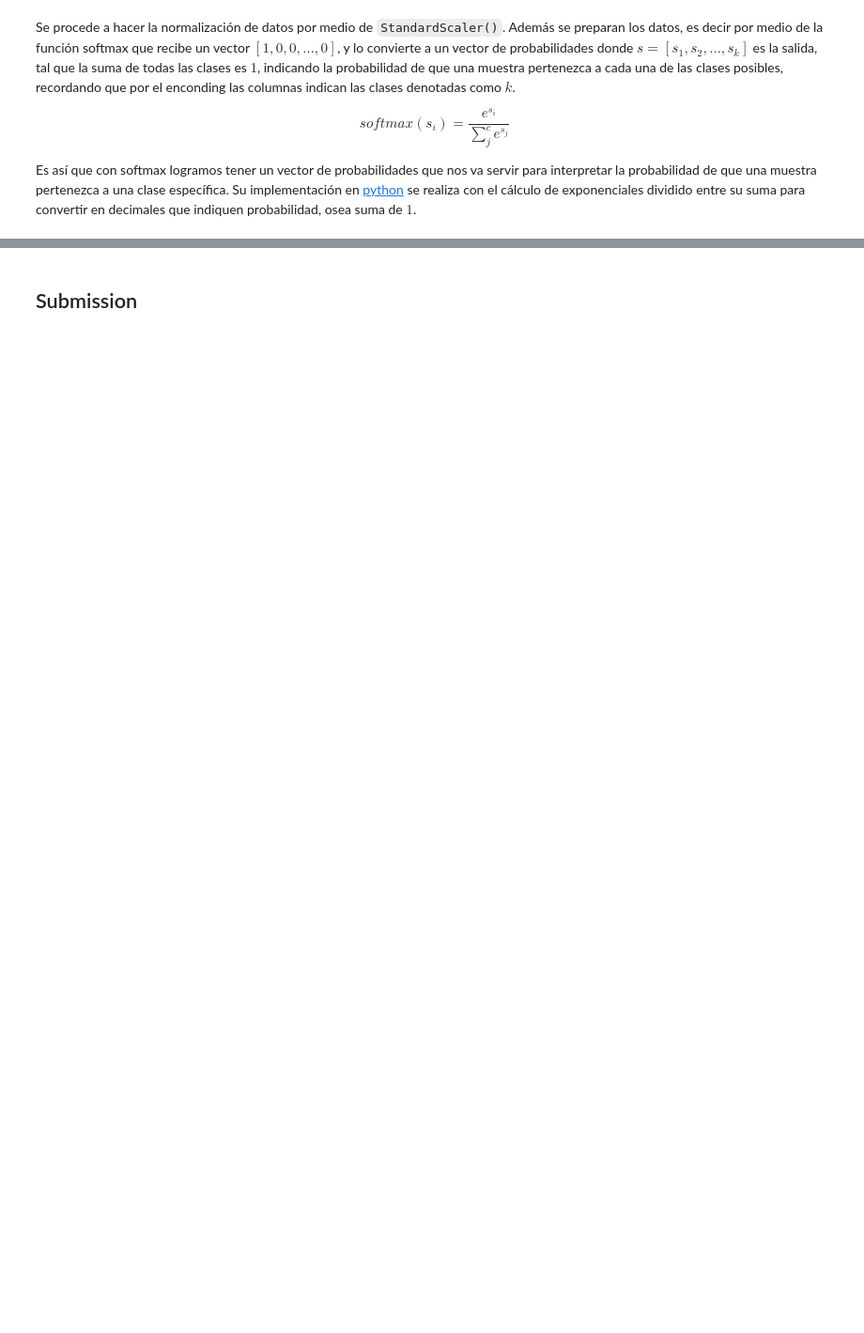
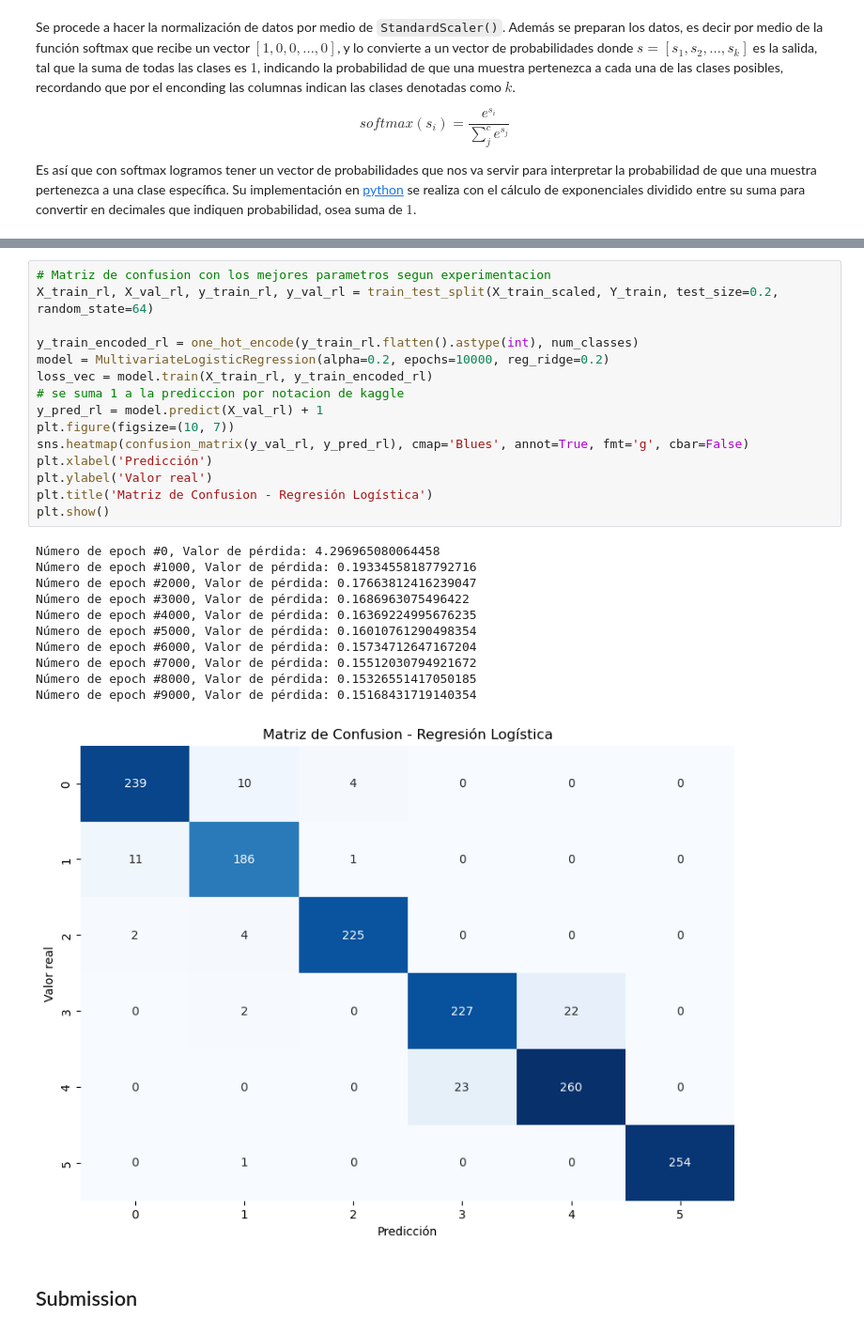
Before and after one commit to kaloslazo/SupervisedClassification, a Jupyter notebook: main.ipynb, the cells around one changed output, grey strips where cells are left out. Shown at 94% size. Saved outputs shown, nothing was run; the diff lists cells and outputs as text; blank space fills up the shorter version.

```diff
--- a/main.ipynb
+++ b/main.ipynb
@@ -751,3 +889,30 @@ AttributeError: 'numpy.ndarray' object has no attribute 'to_numpy'
+# %%
+# Matriz de confusion con los mejores parametros segun experimentacion
+X_train_rl, X_val_rl, y_train_rl, y_val_rl = train_test_split(X_train_scaled, Y_train, test_size=0.2, random_state=64)
+
+y_train_encoded_rl = one_hot_encode(y_train_rl.flatten().astype(int), num_classes)
+model = MultivariateLogisticRegression(alpha=0.2, epochs=10000, reg_ridge=0.2)
+loss_vec = model.train(X_train_rl, y_train_encoded_rl)
+# se suma 1 a la prediccion por notacion de kaggle
+y_pred_rl = model.predict(X_val_rl) + 1
+plt.figure(figsize=(10, 7))
+sns.heatmap(confusion_matrix(y_val_rl, y_pred_rl), cmap='Blues', annot=True, fmt='g', cbar=False)
+plt.xlabel('Predicción')
+plt.ylabel('Valor real')
+plt.title('Matriz de Confusion - Regresión Logística')
+plt.show()
+# %% [output]
+Número de epoch #0, Valor de pérdida: 4.296965080064458
+Número de epoch #1000, Valor de pérdida: 0.19334558187792716
+Número de epoch #2000, Valor de pérdida: 0.17663812416239047
+Número de epoch #3000, Valor de pérdida: 0.1686963075496422
+Número de epoch #4000, Valor de pérdida: 0.16369224995676235
+Número de epoch #5000, Valor de pérdida: 0.16010761290498354
+Número de epoch #6000, Valor de pérdida: 0.15734712647167204
+Número de epoch #7000, Valor de pérdida: 0.15512030794921672
+Número de epoch #8000, Valor de pérdida: 0.15326551417050185
+Número de epoch #9000, Valor de pérdida: 0.15168431719140354
+[figure, added]
 # %% [markdown]
 ## Submission
 # %%
```
Also changed, not shown: parts of 20 cells of this notebook.
